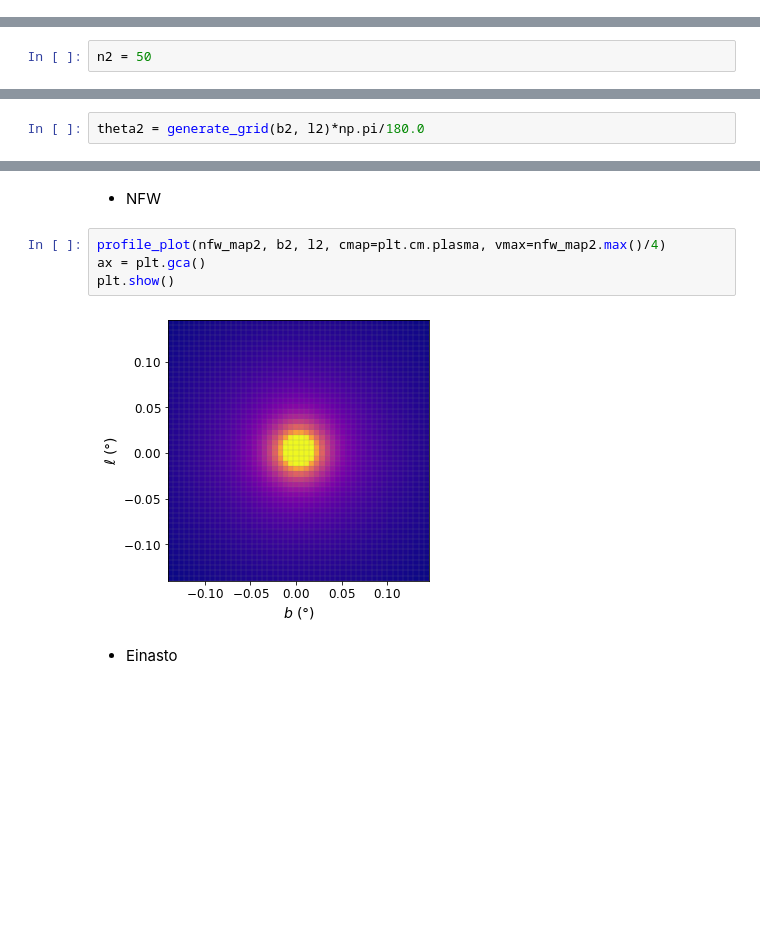
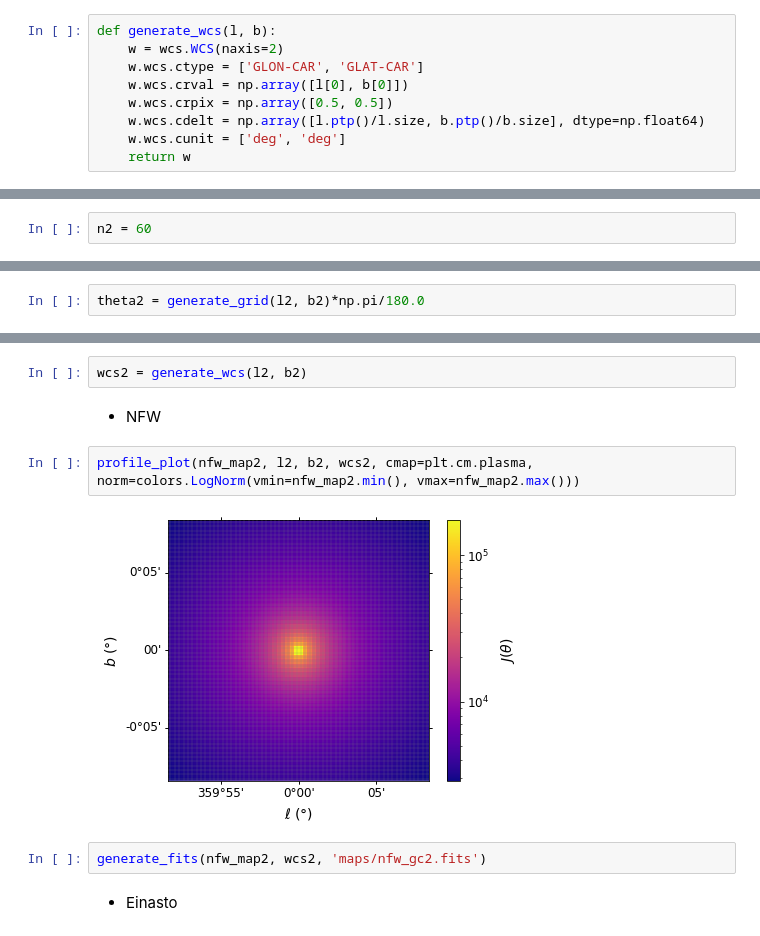
Before and after one commit to mpotto/astroph, a Jupyter notebook: assignments/j-factors-maps.ipynb, the cells around one changed output, grey strips where cells are left out. Saved outputs shown, nothing was run; the diff lists cells and outputs as text; blank space fills up the shorter version.

```diff
--- a/assignments/j-factors-maps.ipynb
+++ b/assignments/j-factors-maps.ipynb
@@ -38,0 +41,9 @@ def profile_plot(j_factors, b, l, cmap=plt.cm.plasma, **kwargs):
+# %%
+def generate_wcs(l, b):
+    w = wcs.WCS(naxis=2)
+    w.wcs.ctype = ['GLON-CAR', 'GLAT-CAR']
+    w.wcs.crval = np.array([l[0], b[0]])
+    w.wcs.crpix = np.array([0.5, 0.5])
+    w.wcs.cdelt = np.array([l.ptp()/l.size, b.ptp()/b.size], dtype=np.float64)
+    w.wcs.cunit = ['deg', 'deg']
+    return w
@@ -110,14 +142,14 @@ profile_plot(moore_map1, b1, l1, cmap=plt.cm.plasma, vmax=moore_map1.max()/4)
 |:----: |:---:|
 | $\theta < 0.14°$| - |
 # %%
-n2 = 50
+n2 = 60
 # %%
 b_min2, b_max2, l_min2, l_max2 = -0.14, 0.14, -0.14, 0.14
 # %%
 b2 = np.linspace(b_min2, b_max2, n2)
 l2 = np.linspace(l_min2, l_max2, n2)
 # %%
-theta2 = generate_grid(b2, l2)*np.pi/180.0
+theta2 = generate_grid(l2, b2)*np.pi/180.0
 # %%
 nfw_map2 = nfw.j_factor_map(theta2, epsrel=1e-3)
 # %%
@@ -130,14 +162,16 @@ burkert_map2 = burkert.j_factor_map(theta2, epsrel=1e-3)
 moore_map2 = moore.j_factor_map(theta2, epsrel=1e-3)
 # %% [markdown]
 #### Maps
+# %%
+wcs2 = generate_wcs(l2, b2)
 # %% [markdown]
 * NFW
 # %%
-profile_plot(nfw_map2, b2, l2, cmap=plt.cm.plasma, vmax=nfw_map2.max()/4)
-ax = plt.gca()
-plt.show()
+profile_plot(nfw_map2, l2, b2, wcs2, cmap=plt.cm.plasma, norm=colors.LogNorm(vmin=nfw_map2.min(), vmax=nfw_map2.max()))
 # %% [output]
-[figure, old version]
+[figure, new version]
+# %%
+generate_fits(nfw_map2, wcs2, 'maps/nfw_gc2.fits')
 # %% [markdown]
 * Einasto
 # %%
```
Also changed, not shown: parts of 43 cells of this notebook, 3 other files.
